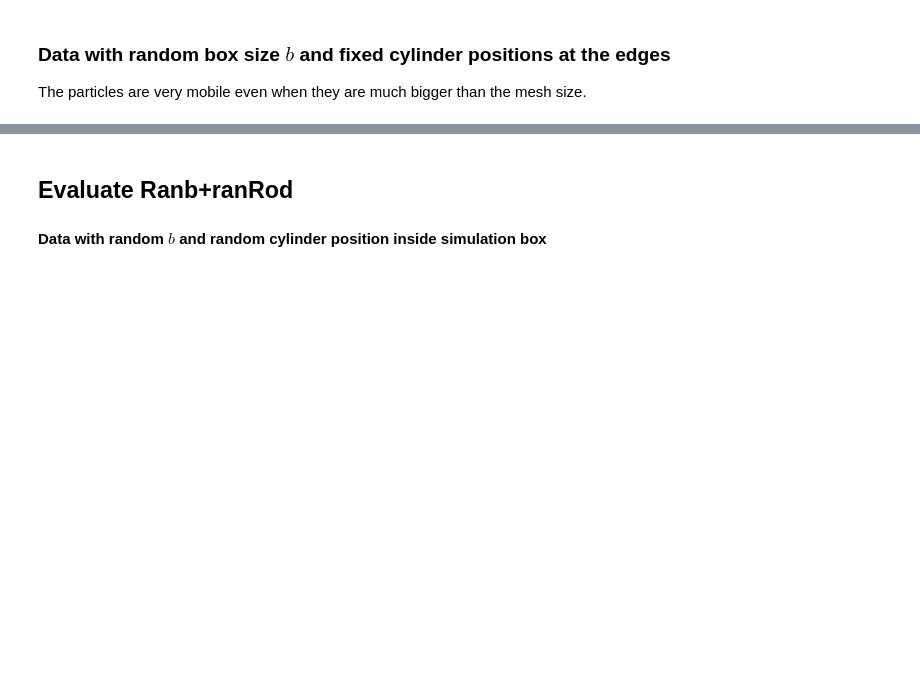
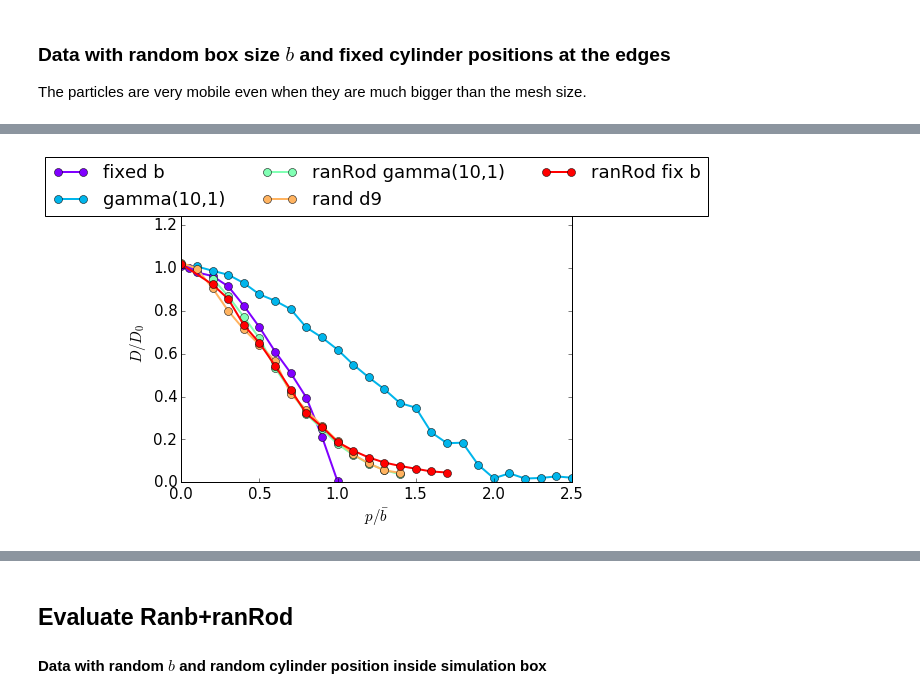
Before and after one commit to JohannHansing/iPythonNB, a Jupyter notebook: Ranb/Ranb.ipynb, the cells around one changed output, grey strips where cells are left out. Drawn from its saved outputs; the diff is of its cells as text; code cells hidden in the pictures; blank space fills up the shorter version.

Commit message:
added rand stuff to Ranb notebook

```diff
--- a/Ranb/Ranb.ipynb
+++ b/Ranb/Ranb.ipynb
@@ -19,7 +19,7 @@ def pltPrintPar():
 
 rootTP="/home/johann/Remote/imac"
 rootMAC="/Users/jh"
-root=rootMAC
+root=rootTP
 # %%
 def plotdataArr(dataArray,xlabel,lineArr,lineParam='',title='',linestyles='',setlog='',legendloc='upper center'):
     # color stuff: http://stackoverflow.com/questions/4971269/how-to-pick-a-new-color-for-each-plotted-line-within-a-figure-in-matplotlib
@@ -88,0 +96,7 @@ plotdataArr(u0data,r'p/\bar{b}',lineArr=triggerNameArr)
+# %%
+triggerArr = ['normal','gamma','ranRod/gamma','rand/d9/fixb','ranRod/nrods1']
+u0data, dummy = getTriggerData(triggerArr)
+triggerNameArr = ['fixed b','gamma(10,1)','ranRod gamma(10,1)','rand d9','ranRod fix b']
+plotdataArr(u0data,r'p/\bar{b}',lineArr=triggerNameArr)
+# %% [output]
+[figure, added]
```
Also changed, not shown: parts of 3 cells of this notebook, 1 other file.
